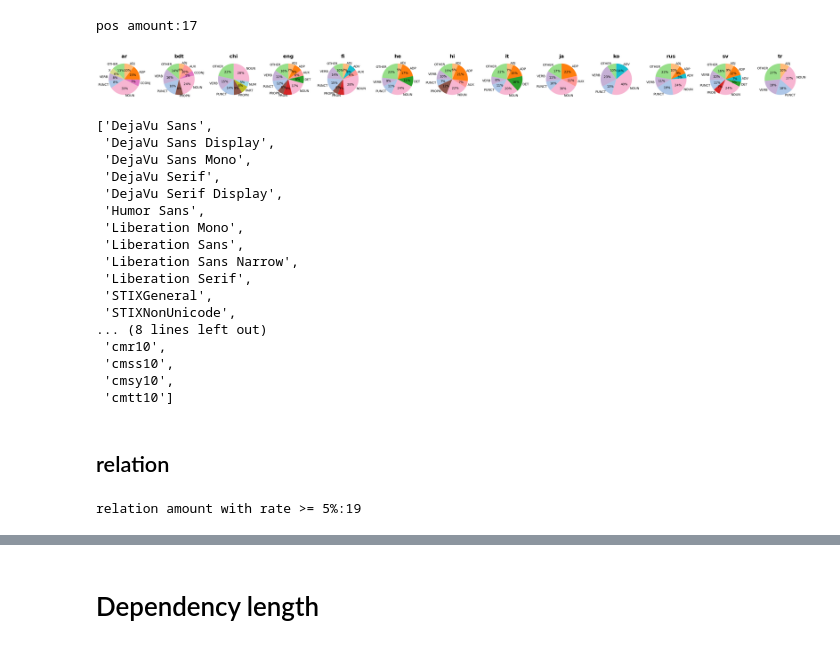
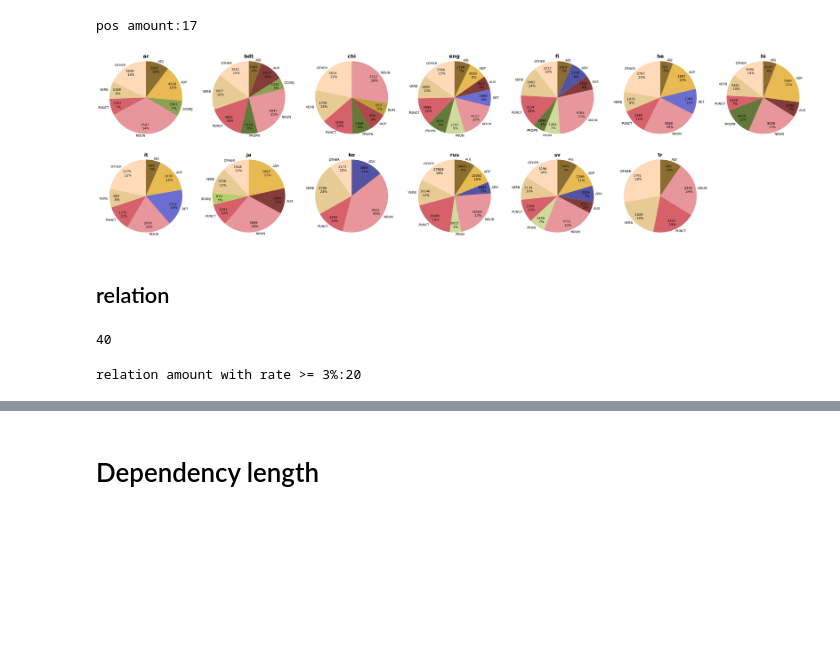
Before and after one commit to Derinhelm/treebank_statistics, a Jupyter notebook: treebank_stat.ipynb, the cells around one changed output, grey strips where cells are left out. Drawn from its saved outputs; the diff is of its cells as text; code cells hidden in the pictures; blank space fills up the shorter version.

```diff
--- a/treebank_stat.ipynb
+++ b/treebank_stat.ipynb
@@ -372,20 +270,0 @@ WARNING:matplotlib.backends.backend_ps:The PostScript backend does not support t
-# %%
-x_count = 3
-y_count = 5
-f, ax = plt.subplots(x_count, y_count, figsize=(20, 15))
-#f.suptitle('Распределение длины зависимостей')
-
-plt.subplots_adjust(wspace=0, hspace=0.2)
-ax[-1, -1].axis('off')
-ax[-1, -2].axis('off')
-for i, lang in enumerate(languages):
-    cur_ax = get_ax(ax, i, x_count, y_count)
-    legend = False if i != len(languages) - 1 else True
-    cur_ax.boxplot([[len(s.tokens) for s in sents[lang] if s.sentence_type==sent_type]
-             for sent_type in sent_types],
-            showfliers=False,showcaps=True, labels = sent_types)
-    cur_ax.set_title(lang, size=16, weight="bold")
-    cur_ax.set_ylim([0, 100])
-
-
-plt.show()
@@ -400,8 +277,8 @@ def create_node_df(cur_sents):
     info = []
     for sent_i, sent in enumerate(cur_sents):
       for w_i, w in enumerate(sent.tokens):
-        info.append((w.id, w.parent_id, w.relation, w.pos, w.form, w.lemma, w.root_depth, sent_i, sent.sentence_type))
-    info_df = pd.DataFrame(info, columns=["id", "parent_id", "relation", "pos", "form", "lemma", "root_depth", "sent_i", "sentence_type"])
+        info.append((w.id, w.parent_id, w.relation, w.pos, w.form, w.lemma, w.root_depth, sent_i))
+    info_df = pd.DataFrame(info, columns=["id", "parent_id", "relation", "pos", "form", "lemma", "root_depth", "sent_i"])
     return info_df
 # %%
 node_df_dict = {}
@@ -468,6 +345,8 @@ colormaps['tab20']
 all_colors = list(colormaps['tab20'].colors[16:] + colormaps['tab20'].colors[:14])
 # %%
 all_colors = all_colors[10:] + all_colors[:10]
+# %%
+pos_border = 0.05
 # %%
 all_pos = set()
 for lang in languages:
@@ -478,37 +357,38 @@ print(f"pos amount:{len(all_pos)}")
 pos_colors = {}
 for i, pos in enumerate(all_pos):
   pos_colors[pos] = all_colors[i]
-pos_colors["OTHER"] = all_colors[len(all_pos)]
+pos_colors["OTHER"] = "peachpuff"
 # %% [output]
 pos amount:17
 # %%
-x_count = 1
-y_count = 13
-f, ax = plt.subplots(x_count, y_count, figsize=(40, 7))
+x_count = 2
+y_count = 7
+f, ax = plt.subplots(x_count, y_count, figsize=(40, 10))
+ax[-1, -1].axis('off')
 
-plt.subplots_adjust(wspace=0.4, hspace=0.0)
+plt.subplots_adjust(wspace=0.2, hspace=0.3)
 for i, lang in enumerate(languages):
     cur_ax = get_ax(ax, i, x_count, y_count)
     pos_counter = Counter(node_df_dict[lang]['pos'])
     pos_amount = pos_counter.total()
     pos_dict = {}
     other = 0
     for label, value in pos_counter.items():
-        if value / pos_amount < 0.05:
+        if value / pos_amount < pos_border:
             other += value
         else:
             pos_dict[label] = value
     labels = sorted(pos_dict)
     values = [pos_dict[label] for label in labels]
     labels.append("OTHER")
     values.append(other)
     colors = [pos_colors[label] for label in labels]
-    cur_ax.pie(values, labels=labels, autopct=lambda d: f"{d:.0f}%",
+    cur_ax.pie(values, labels=labels, autopct=lambda d: f"{d * pos_amount / 100:.0f} \n {d:.0f}%",
                counterclock=False, startangle=90, labeldistance=1.05,
-               colors=colors)
+               colors=colors, radius=1.2, pctdistance=0.8)
     cur_ax.set_title(lang, size=16, weight="bold")
 
 plt.savefig('imgs/pos_pies.eps', format='eps', dpi=300, bbox_inches='tight')
 plt.show()
 # %% [output]
-[figure, old version]
+[figure, new version]
@@ -517,23 +395,3 @@ import matplotlib
-# %%
-sorted(matplotlib.font_manager.get_font_names())
-# %% [output]
-['DejaVu Sans',
- 'DejaVu Sans Display',
- 'DejaVu Sans Mono',
- 'DejaVu Serif',
- 'DejaVu Serif Display',
- 'Humor Sans',
- 'Liberation Mono',
- 'Liberation Sans',
- 'Liberation Sans Narrow',
- 'Liberation Serif',
- 'STIXGeneral',
- 'STIXNonUnicode',
-... (8 lines left out)
- 'cmr10',
- 'cmss10',
- 'cmsy10',
- 'cmtt10']
 # %% [markdown]
 ## relation
 # %%
@@ -540,0 +401,4 @@ all_colors = colormaps['tab20b'].colors[7:] + colormaps['tab20b'].colors[:7]
+# %%
+len(all_colors)
+# %% [output]
+40
@@ -543,13 +409,13 @@ all_rels = set()
 for lang in languages:
     pos_counter = Counter(node_df_dict[lang]['relation'])
     all_rels |= {label for (label, value) in pos_counter.items()
-                       if value / pos_counter.total() >= 0.05}
+                       if value / pos_counter.total() >= relation_border}
 all_rels = list(all_rels)
-print(f"relation amount with rate >= 5%:{len(all_rels)}")
+print(f"relation amount with rate >= {relation_border}%:{len(all_rels)}")
 rel_colors = {}
 for i, relation in enumerate(all_rels):
   rel_colors[relation] = all_colors[i]
-rel_colors["OTHER"] = all_colors[len(all_rels)]
+rel_colors["OTHER"] = "peachpuff"
 # %% [output]
-relation amount with rate >= 5%:19
+relation amount with rate >= 3%:20
 # %%
```
Also changed, not shown: parts of 32 cells of this notebook.
